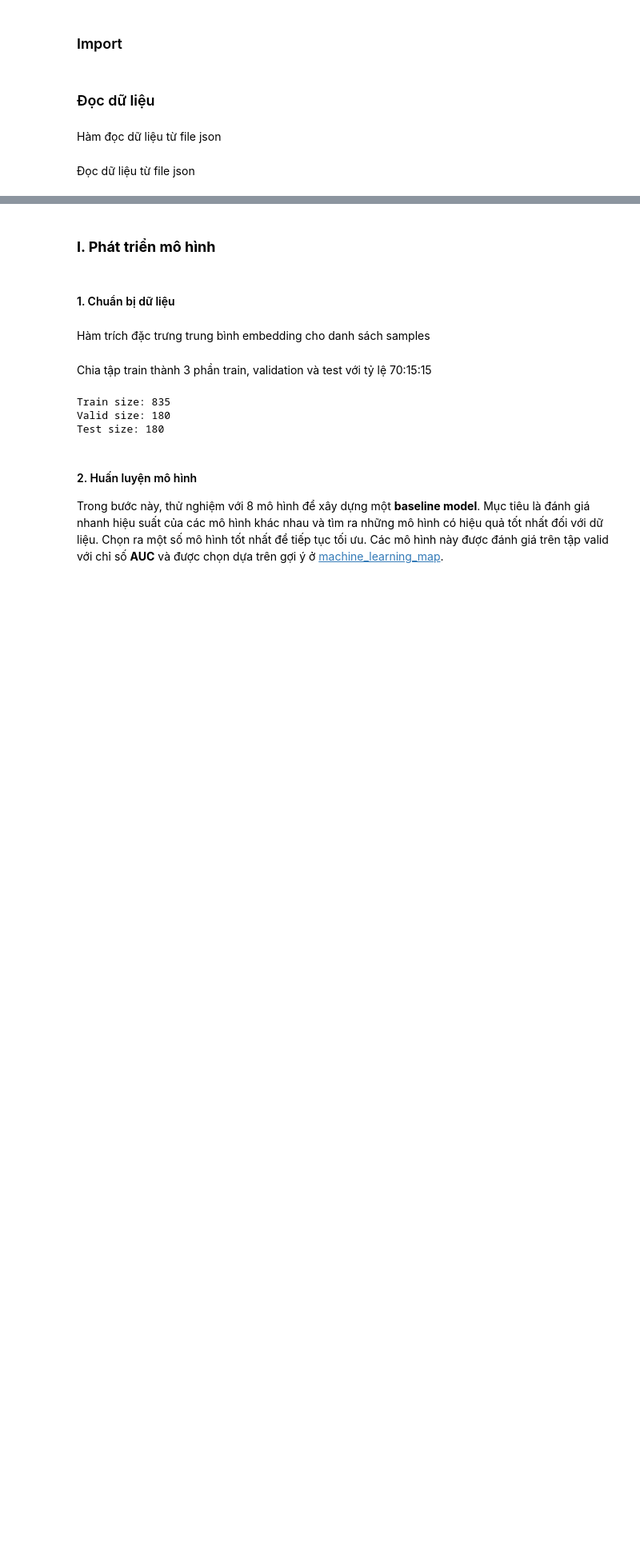
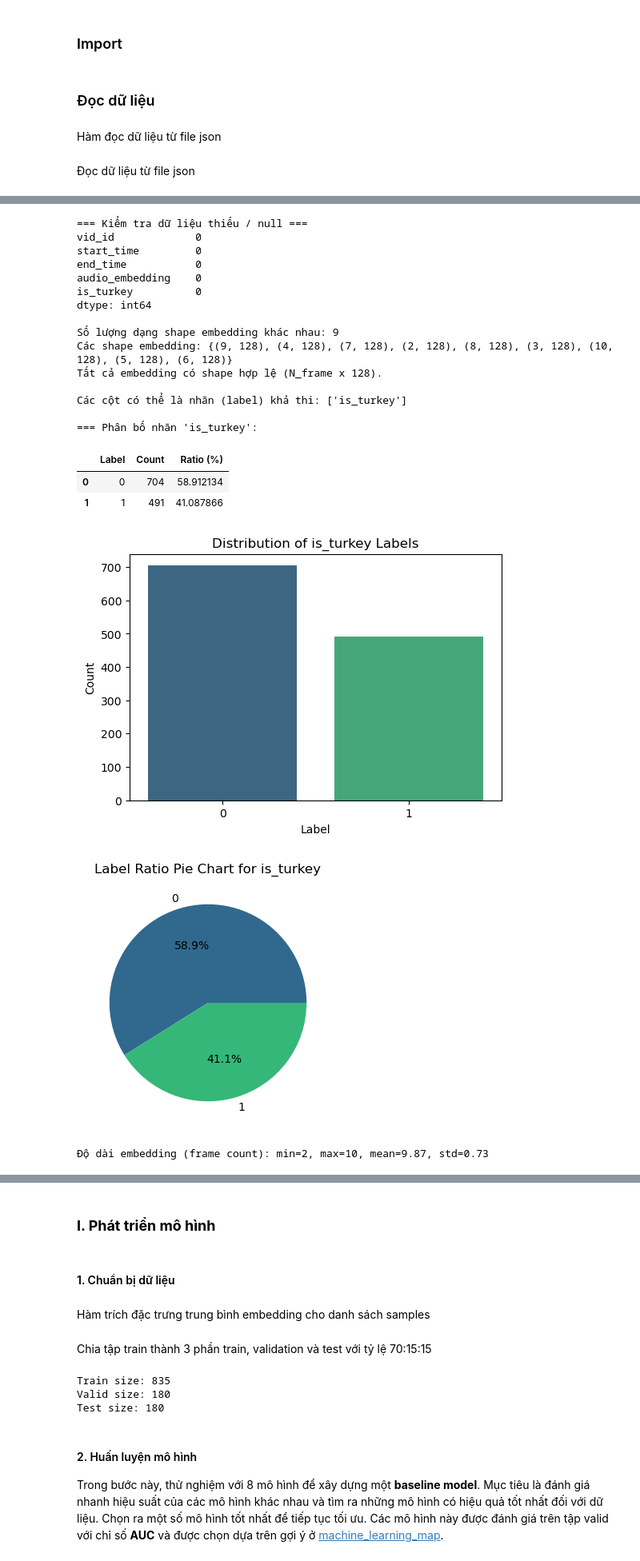
Before and after one commit to MyTruong28022004/Machine_Learning, a Jupyter notebook: Phase_1/22120422.ipynb, the cells around one changed output, grey strips where cells are left out. Shown: that part at 80% size. Saved outputs shown, nothing was run; the diff lists cells and outputs as text; code cells hidden in the pictures; blank space fills up the shorter version.

```diff
--- a/Phase_1/22120422.ipynb
+++ b/Phase_1/22120422.ipynb
@@ -84,0 +251,3 @@ train_data = load_data('./data/train.json', is_train=True)
+# %%
+explore_data(train_data)
+# %% [output]
@@ -84,0 +261,21 @@ train_data = load_data('./data/train.json', is_train=True)
+=== Kiểm tra dữ liệu thiếu / null ===
+vid_id             0
+start_time         0
+end_time           0
+audio_embedding    0
+is_turkey          0
+dtype: int64
+
+Số lượng dạng shape embedding khác nhau: 9
+Các shape embedding: {(9, 128), (4, 128), (7, 128), (2, 128), (8, 128), (3, 128), (10, 128), (5, 128), (6, 128)}
+Tất cả embedding có shape hợp lệ (N_frame x 128).
+
+Các cột có thể là nhãn (label) khả thi: ['is_turkey']
+
+=== Phân bố nhãn 'is_turkey':
+|  | Label | Count | Ratio (%) |
+| 0 | 0 | 704 | 58.912134 |
+| 1 | 1 | 491 | 41.087866 |
+[figure, added]
+[figure, added]
+Độ dài embedding (frame count): min=2, max=10, mean=9.87, std=0.73
```
Also changed, not shown: parts of 12 cells of this notebook.
